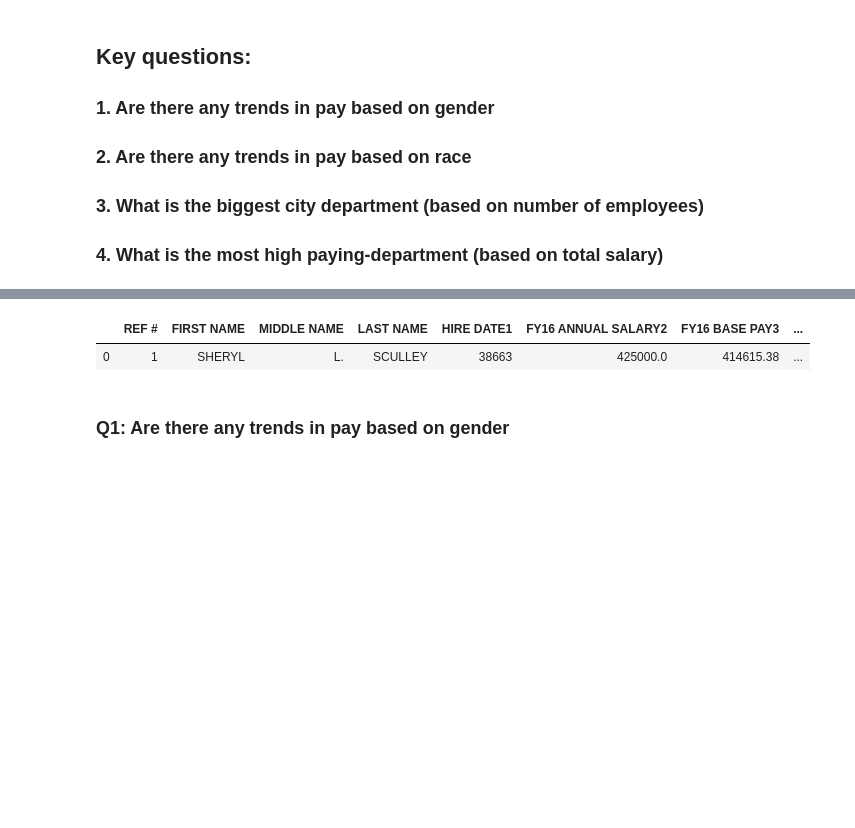
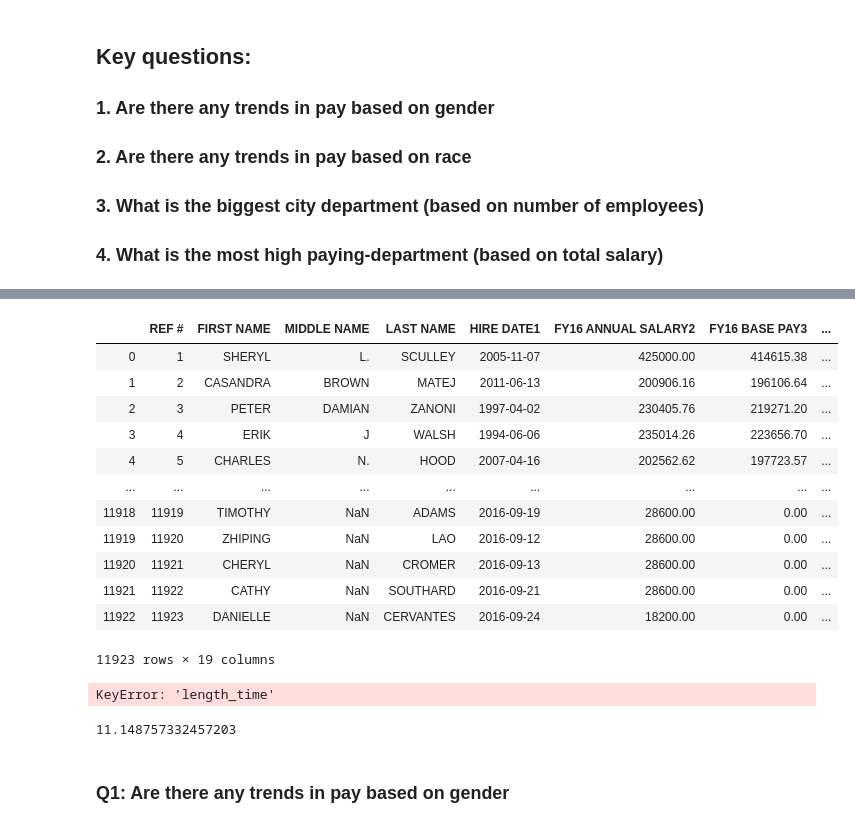
Before and after one commit to guedanie/SA-CITY-DATA, a Jupyter notebook: FY16_sa_city_compensation.ipynb, the cells around one changed output, grey strips where cells are left out. Drawn from its saved outputs; the diff is of its cells as text; code cells hidden in the pictures; blank space fills up the shorter version.

```diff
--- a/FY16_sa_city_compensation.ipynb
+++ b/FY16_sa_city_compensation.ipynb
@@ -44,0 +38,24 @@ import math
+# %%
+import pandas as pd
+import numpy as np
+import matplotlib.pyplot as plt
+%matplotlib inline
+import seaborn as sns
+import math
+from datetime import datetime, timedelta
+
+# Function to comvert the "HIRE DATE1" column into usable date format
+def from_excel_ordinal(ordinal, epoch=datetime(1900, 1, 1)):
+    # Adapted from above, thanks to @Martijn Pieters
+
+    if ordinal > 59:
+        ordinal -= 1  # Excel leap year bug, 1900 is not a leap year!
+    inDays = int(ordinal)
+    frac = ordinal - inDays
+    inSecs = int(round(frac * 86400.0))
+
+    return epoch + timedelta(days=inDays - 1, seconds=inSecs) # epoch is day 1
+
+last_date = "2016-12-31"
+
+datetime.strptime(last_date, '%Y-%m-%d')
@@ -45,2 +64,3 @@ import math
 # %%
 city_data = pd.read_excel("FY16 SA City Compensation.xlsx")
+city_data["HIRE DATE1"] = city_data["HIRE DATE1"].apply(from_excel_ordinal)
@@ -47,10 +87,31 @@ city_data = pd.read_excel("FY16 SA City Compensation.xlsx")
+# %%
+city_data.assign(length_time = datetime.strptime(last_date, '%Y-%m-%d') - city_data["HIRE DATE1"])
+# %% [output]
+|  | REF # | FIRST NAME | MIDDLE NAME | LAST NAME | HIRE DATE1 | FY16 ANNUAL SALARY2 | FY16 BASE PAY3 | ... |
+| 0 | 1 | SHERYL | L. | SCULLEY | 2005-11-07 | 425000.00 | 414615.38 | ... |
+| 1 | 2 | CASANDRA | BROWN | MATEJ | 2011-06-13 | 200906.16 | 196106.64 | ... |
+| 2 | 3 | PETER | DAMIAN | ZANONI | 1997-04-02 | 230405.76 | 219271.20 | ... |
+| 3 | 4 | ERIK | J | WALSH | 1994-06-06 | 235014.26 | 223656.70 | ... |
+| 4 | 5 | CHARLES | N. | HOOD | 2007-04-16 | 202562.62 | 197723.57 | ... |
+| ... | ... | ... | ... | ... | ... | ... | ... | ... |
+| 11918 | 11919 | TIMOTHY | NaN | ADAMS | 2016-09-19 | 28600.00 | 0.00 | ... |
+| 11919 | 11920 | ZHIPING | NaN | LAO | 2016-09-12 | 28600.00 | 0.00 | ... |
+| 11920 | 11921 | CHERYL | NaN | CROMER | 2016-09-13 | 28600.00 | 0.00 | ... |
+| 11921 | 11922 | CATHY | NaN | SOUTHARD | 2016-09-21 | 28600.00 | 0.00 | ... |
+| 11922 | 11923 | DANIELLE | NaN | CERVANTES | 2016-09-24 | 18200.00 | 0.00 | ... |
+11923 rows × 19 columns
+# %%
+city_data.assign(length_time_y = city_data["length_time"]/np.timedelta64(1, 'Y'))
+# %% [output]
+KeyError: 'length_time'
+# %%
+(datetime.strptime(last_date, '%Y-%m-%d') - city_data["HIRE DATE1"][0])/np.timedelta64(1, 'Y')
+# %% [output]
+11.148757332457203
 # %%
 max_salary = city_data["FY16 TOTAL COMPENSATION9"] == city_data["FY16 TOTAL COMPENSATION9"].max()
 # %%
 city_data[max_salary]
-# %% [output]
-|  | REF # | FIRST NAME | MIDDLE NAME | LAST NAME | HIRE DATE1 | FY16 ANNUAL SALARY2 | FY16 BASE PAY3 | ... |
-| 0 | 1 | SHERYL | L. | SCULLEY | 38663 | 425000.0 | 414615.38 | ... |
 # %% [markdown]
 ### Q1: Are there any trends in pay based on gender
 # %%
```
Also changed, not shown: parts of 23 cells of this notebook.
